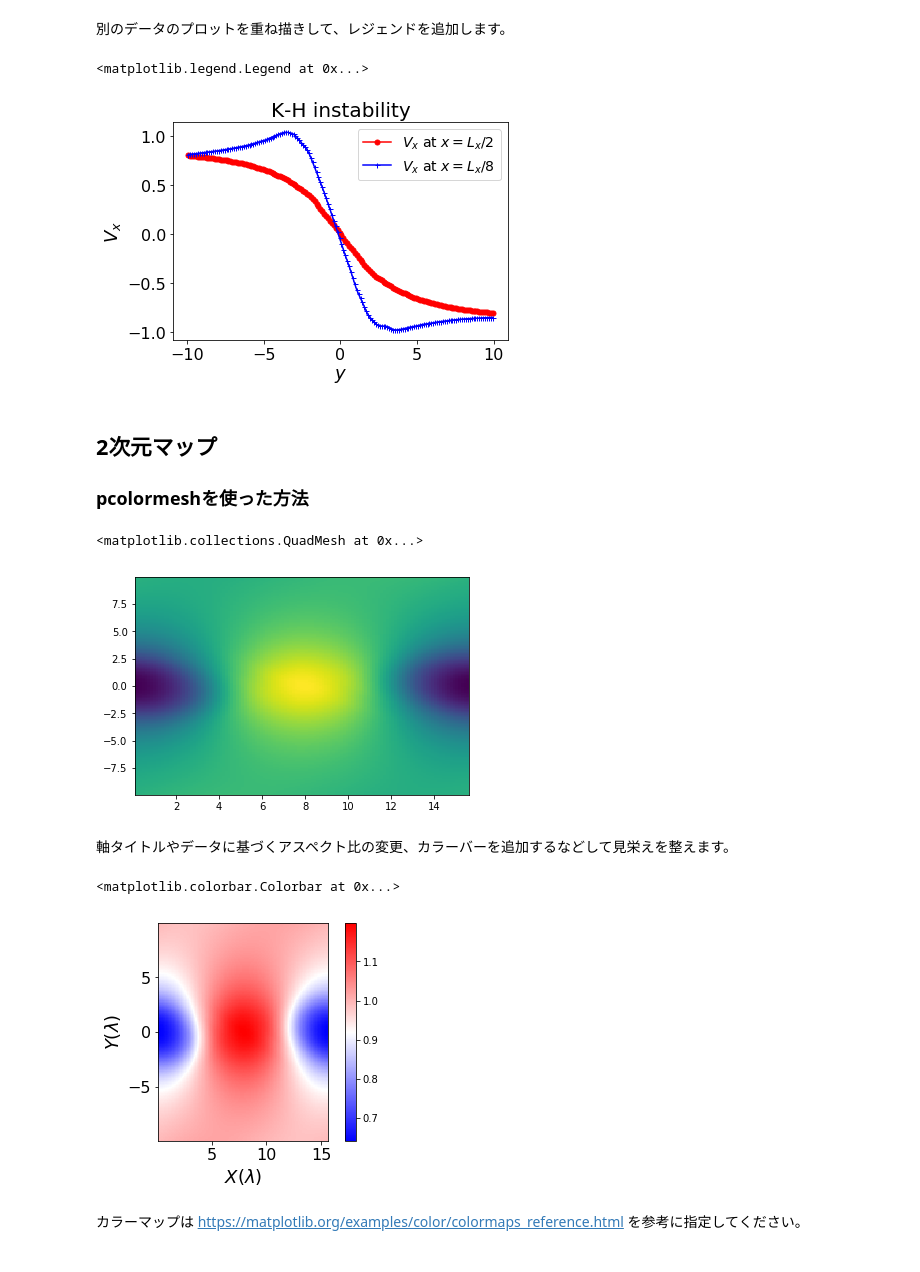
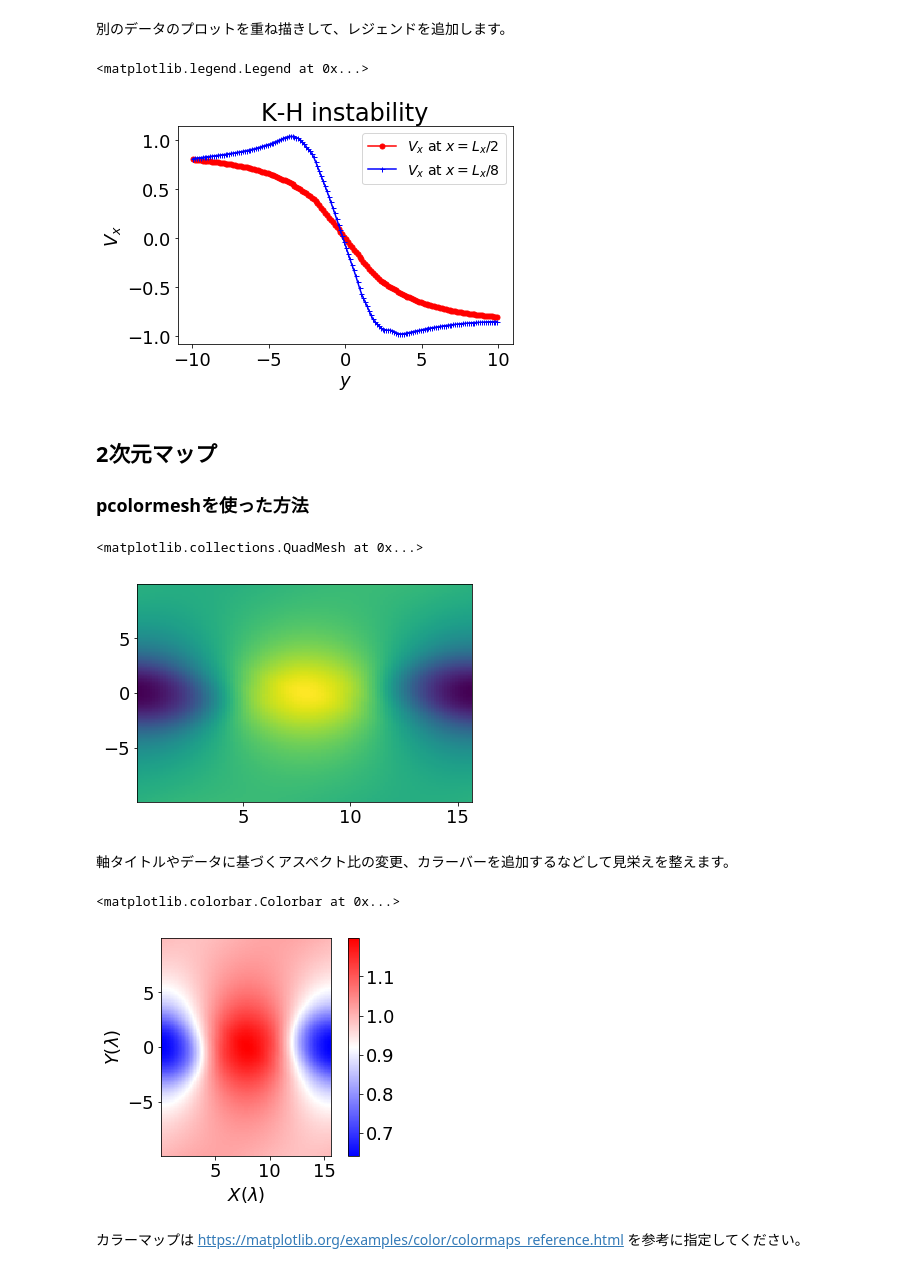
Before and after one commit to chiba-aplab/cansplus, a Jupyter notebook: notebook/matplotlib_hands-on.ipynb, the cells around one changed output. Saved outputs shown, nothing was run; the diff lists cells and outputs as text; code cells hidden in the pictures.

```diff
--- a/notebook/matplotlib_hands-on.ipynb
+++ b/notebook/matplotlib_hands-on.ipynb
@@ -124,0 +125,9 @@ plt.tick_params(labelsize=16)
+# %%
+#デフォルトフォントサイズの設定
+#個別に指定しない限りは以降この設定が反映される
+plt.rcParams['font.size'] = 18
+#軸のタイトル、タイトルの追加
+plt.plot(yax,data[7,:,xpos1])
+plt.xlabel('$y$')
+plt.ylabel('$V_x$')
+plt.title('K-H instability',fontsize=24)
@@ -128,36 +140,35 @@ plt.tick_params(labelsize=16)
 plt.plot(yax,data[7,:,xpos1],'ro-',markersize=5,label='$V_x$ at $x=L_x/2$')
 xpos2 = np.argmin(np.abs(xax-np.max(xax)/8.))
 plt.plot(yax,data[7,:,xpos2],'b+-',markersize=5,label='$V_x$ at $x=L_x/8$')
-plt.title('K-H instability',fontsize=20)
-plt.xlabel('$y$',fontsize=18)
-plt.ylabel('$V_x$',fontsize=18)
-plt.tick_params(labelsize=16)
+plt.title('K-H instability',fontsize=24)
+plt.xlabel('$y$')
+plt.ylabel('$V_x$')
 plt.legend(loc='upper right',fontsize=14)
 # %% [output]
 <matplotlib.legend.Legend at 0x...>
-[figure, old version]
+[figure, new version]
 # %% [markdown]
 ## 2次元マップ
 ### pcolormeshを使った方法
 # %%
+#x軸、y軸データから2次元データを作る
 xax2d, yax2d = np.meshgrid(xax,yax)
 plt.pcolormesh(xax2d,yax2d,data[5,:,:])
 # %% [output]
 <matplotlib.collections.QuadMesh at 0x...>
-[figure, old version]
+[figure, new version]
 # %% [markdown]
 軸タイトルやデータに基づくアスペクト比の変更、カラーバーを追加するなどして見栄えを整えます。
 # %%
 plt.pcolormesh(xax2d,yax2d,data[5,:,:],cmap='bwr')
-plt.xlabel('$X (\lambda)$',fontsize=18)
-plt.ylabel('$Y (\lambda)$',fontsize=18)
-plt.tick_params(labelsize=16)
+plt.xlabel('$X (\lambda)$')
+plt.ylabel('$Y (\lambda)$')
 ##図のアスペクト比を軸データを元に決める
 plt.gca().set_aspect('equal', adjustable='box')
 plt.colorbar()
 # %% [output]
 <matplotlib.colorbar.Colorbar at 0x...>
-[figure, old version]
+[figure, new version]
 # %% [markdown]
 カラーマップは https://matplotlib.org/examples/color/colormaps_reference.html を参考に指定してください。
 # %% [markdown]
```
Also changed, not shown: parts of 16 cells of this notebook, 3 other files.
